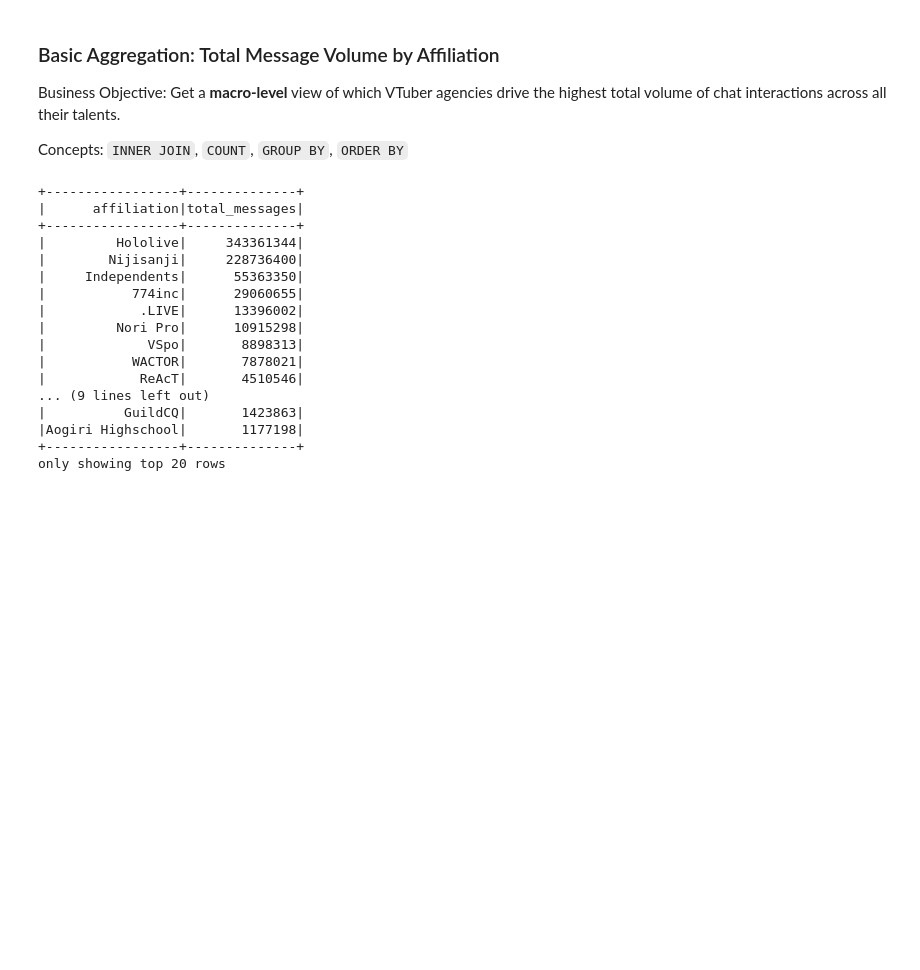
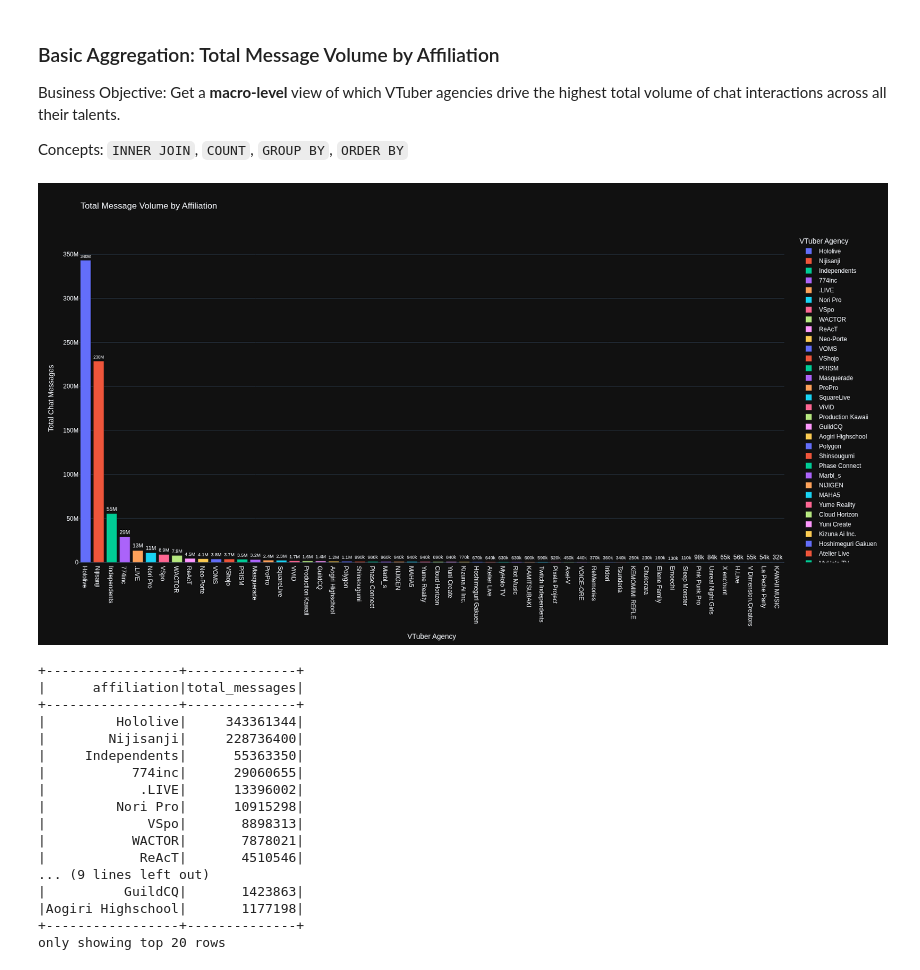
Before and after one commit to RCEjosephkarl/VTuber-1B-LiveChat-Stats, a Jupyter notebook: VTuber_Analytics.ipynb, the cells around one changed output. Cells and saved outputs as stored; diff of their text form; code cells hidden in the pictures; blank space fills up the shorter version.

```diff
--- a/VTuber_Analytics.ipynb
+++ b/VTuber_Analytics.ipynb
@@ -434,6 +488,34 @@ def x5():
     ORDER BY total_messages DESC;
     """
     return spark.sql(query)
+# %%
+
+
+# 1. Execute your function and store the Pandas DataFrame
+df_x5 = x5().toPandas()
+
+# 2. Generate the interactive bar chart
+fig1 = px.bar(
+    df_x5,
+    x='affiliation',
+    y='total_messages',
+    title='Total Message Volume by Affiliation',
+    labels={
+        'affiliation': 'VTuber Agency',
+        'total_messages': 'Total Chat Messages'
+    },
+    color='affiliation',            # Auto-assigns different colors per agency
+    template='plotly_dark',         # Sleek dark mode to match standard notebook themes
+    width=1600,
+    height=900
+)
+
+# Optional: Add abbreviated text labels directly on top of the bars (e.g., 2.5M)
+fig1.update_traces(texttemplate='%{y:.2s}', textposition='outside')
+
+fig1.show()
+# %% [output]
+[figure, added]
 # %%
 x5().show()
 # %% [output]
```
Also changed, not shown: parts of 4 cells of this notebook.
